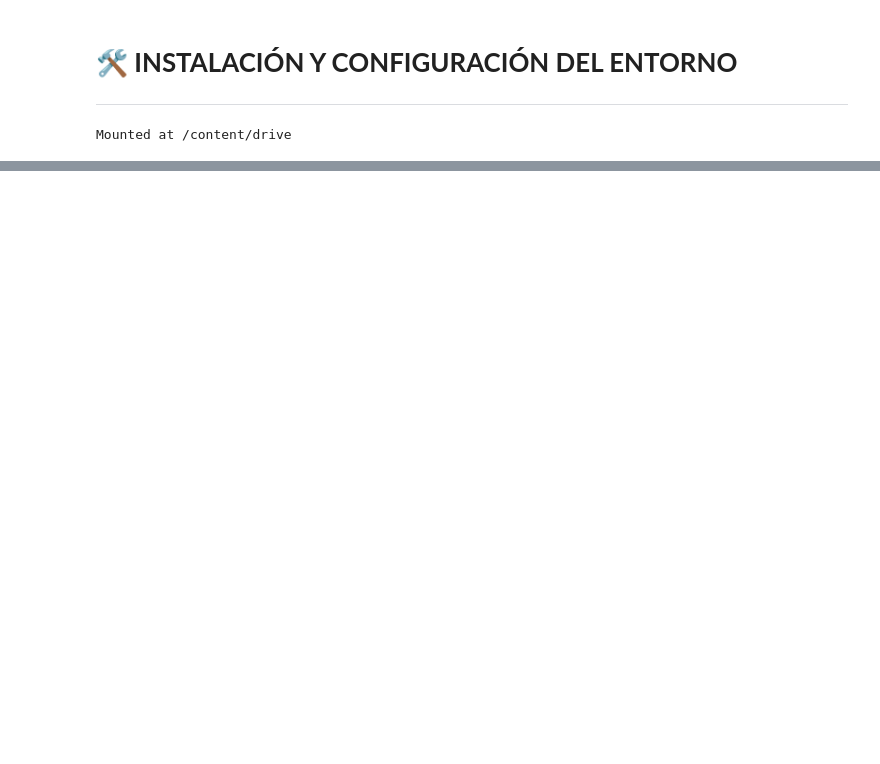
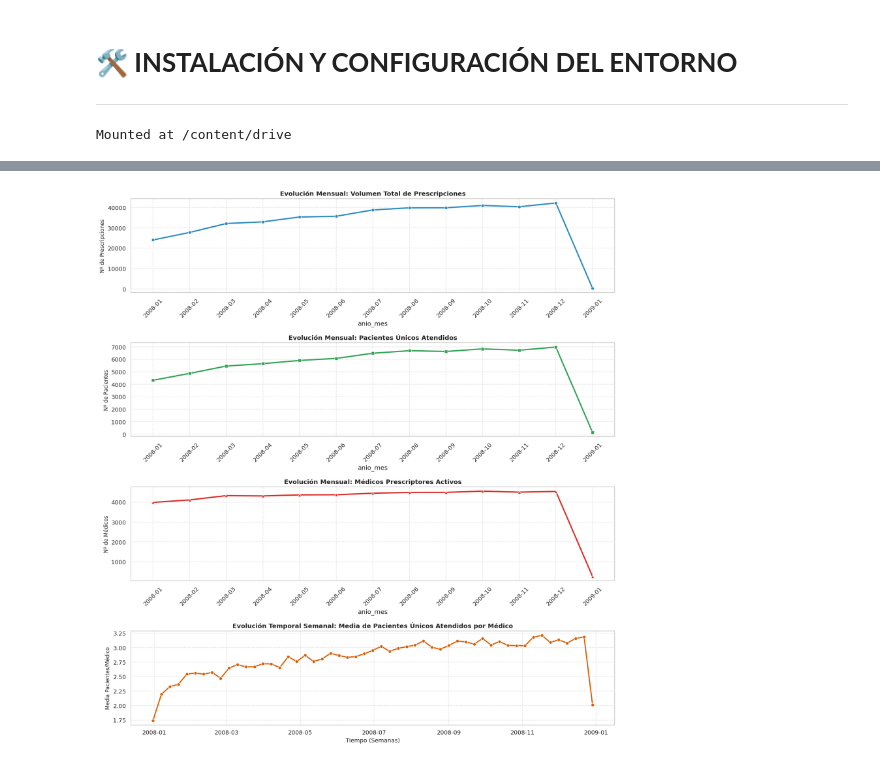
Before and after one commit to antoniojoseom/fhir-fraud-detection-ai, a Jupyter notebook: notebooks/eda_analysis.ipynb, the cells around one changed output, grey strips where cells are left out. Cells and saved outputs as stored; diff of their text form; code cells hidden in the pictures; blank space fills up the shorter version.

```diff
--- a/notebooks/eda_analysis.ipynb
+++ b/notebooks/eda_analysis.ipynb
@@ -1053,0 +89,93 @@ for med_id in lista_5_medicos:
+# %%
+# ==============================================================================
+# BLOQUE 1: CONTEXTO GLOBAL TEMPORAL (Evolución General)
+# ==============================================================================
+
+import matplotlib.pyplot as plt
+import seaborn as sns
+import warnings
+warnings.filterwarnings('ignore', category=UserWarning)
+
+print("="*80)
+print(" 📈 BLOQUE 1: CONTEXTO GLOBAL TEMPORAL (VISIÓN GENERAL)")
+print("="*80)
+
+# Aseguramos formato temporal base y creamos agrupaciones
+df['authored_on'] = pd.to_datetime(df['authored_on'], errors='coerce', utc=True)
+df['anio_mes'] = df['authored_on'].dt.to_period('M')
+df['semana'] = df['authored_on'].dt.to_period('W')
+
+# Creamos una figura con 4 subplots en vertical para ver el contexto completo
+fig, axes = plt.subplots(4, 1, figsize=(14, 15), sharex=False)
+
+# 1. Volumen total de prescripciones por mes
+recetas_mes = df.groupby('anio_mes').size()
+sns.lineplot(x=recetas_mes.index.astype(str), y=recetas_mes.values, ax=axes[0], color='#2b8cbe', marker='o', linewidth=2.5)
+axes[0].set_title('Evolución Mensual: Volumen Total de Prescripciones', weight='bold', fontsize=12)
+axes[0].set_ylabel('Nº de Prescripciones', fontsize=10)
+axes[0].grid(True, linestyle='--', alpha=0.5)
+axes[0].tick_params(axis='x', rotation=45)
+
+# 2. Pacientes únicos activos por mes
+pacientes_mes = df.groupby('anio_mes')['subject_id'].nunique()
+sns.lineplot(x=pacientes_mes.index.astype(str), y=pacientes_mes.values, ax=axes[1], color='#31a354', marker='s', linewidth=2.5)
+axes[1].set_title('Evolución Mensual: Pacientes Únicos Atendidos', weight='bold', fontsize=12)
+axes[1].set_ylabel('Nº de Pacientes', fontsize=10)
+axes[1].grid(True, linestyle='--', alpha=0.5)
+axes[1].tick_params(axis='x', rotation=45)
+
+# 3. Médicos prescriptores activos por mes
+medicos_mes = df.groupby('anio_mes')['provider_id'].nunique()
+sns.lineplot(x=medicos_mes.index.astype(str), y=medicos_mes.values, ax=axes[2], color='#de2d26', marker='^', linewidth=2.5)
+axes[2].set_title('Evolución Mensual: Médicos Prescriptores Activos', weight='bold', fontsize=12)
+axes[2].set_ylabel('Nº de Médicos', fontsize=10)
+axes[2].grid(True, linestyle='--', alpha=0.5)
+axes[2].tick_params(axis='x', rotation=45)
+
+# 4. Media de pacientes únicos atendidos por médico (Semanal)
+pacientes_por_medico_semana = df.groupby(['semana', 'provider_id'])['patient_id'].nunique().reset_index()
+media_pac_medico_semana = pacientes_por_medico_semana.groupby('semana')['patient_id'].mean().reset_index()
+media_pac_medico_semana['semana_ts'] = media_pac_medico_semana['semana'].dt.to_timestamp()
+
+sns.lineplot(
+    data=media_pac_medico_semana,
+    x='semana_ts',
+    y='patient_id',
+    ax=axes[3],
+    color='#d95f02',
+    linewidth=2.2,
+    marker='o'
+)
+axes[3].set_title('Evolución Temporal Semanal: Media de Pacientes Únicos Atendidos por Médico', weight='bold', fontsize=12)
+axes[3].set_xlabel('Tiempo (Semanas)', fontsize=11)
+axes[3].set_ylabel('Media Pacientes/Médico', fontsize=10)
+axes[3].grid(True, linestyle='--', alpha=0.5)
+
+plt.tight_layout()
+plt.show()
+
+# ------------------------------------------------------------------------------
+# ESTADÍSTICA DE APOYO DE LA GRÁFICA 4
+# ------------------------------------------------------------------------------
+print("\n" + "~"*80)
+print(" 📋 ESTADÍSTICA: PACIENTES ÚNICOS ATENDIDOS POR MÉDICO EN UNA SEMANA (GENERAL)")
+print("~"*80)
+pacientes_semana_temp = df.groupby(['semana', 'provider_id'])['patient_id'].nunique()
+print(pacientes_semana_temp.describe())
+print("~"*80)
+
+
+# ------------------------------------------------------------------------------
+# 5. RESUMEN ESTADÍSTICO DE VOLÚMENES TOTALES POR MÉDICO
+# ------------------------------------------------------------------------------
+print("\n" + "~"*80)
+print(" 📋 RESUMEN ESTADÍSTICO: DISTRIBUCIÓN TOTAL DE RECETAS POR MÉDICO")
+print("~"*80)
+
+# Agrupamos por médico para calcular sus totales de recetas
+stats_medicos = df.groupby('provider_id').size().reset_index(name='total_recetas')
+
+# Imprimimos la descripción con los percentiles solicitados
+print(stats_medicos['total_recetas'].describe(percentiles=[0.5, 0.75, 0.9, 0.95, 0.99]))
+print("~"*80)
+# %% [output]
@@ -1053,0 +185 @@ for med_id in lista_5_medicos:
+[figure, added]
```
Also changed, not shown: parts of 92 cells of this notebook, 1 other file.
